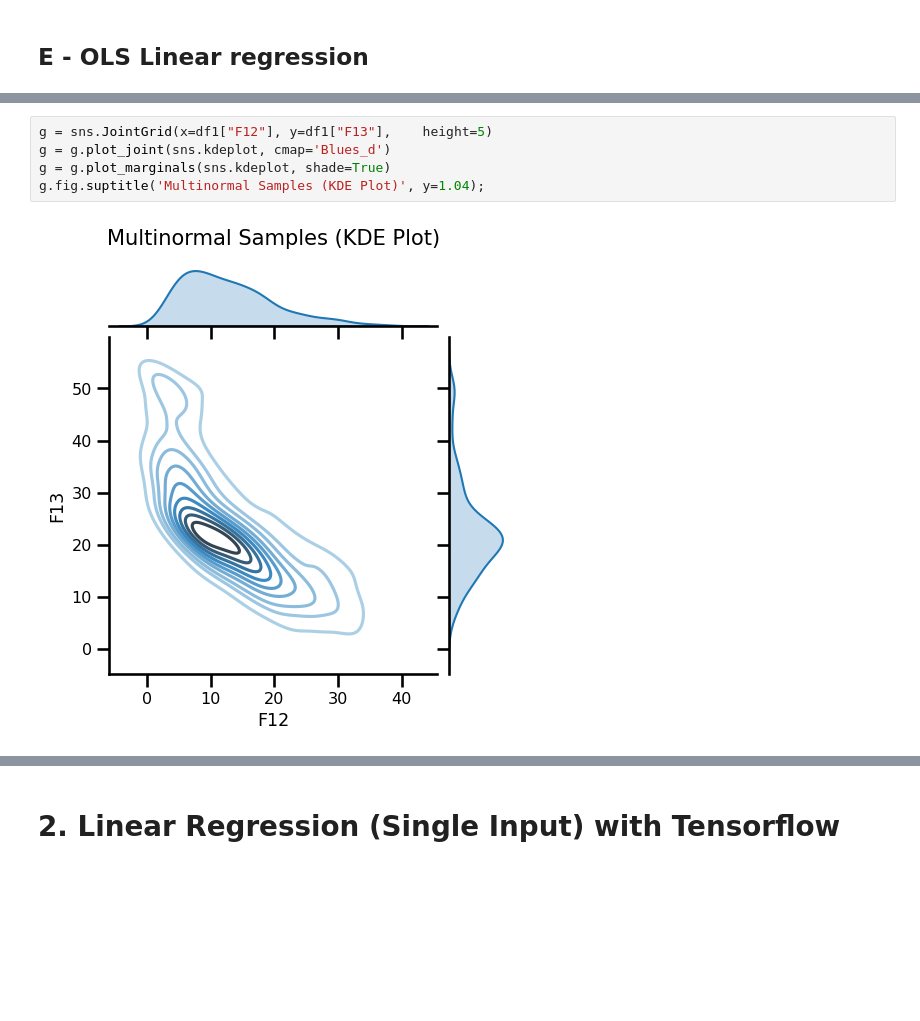
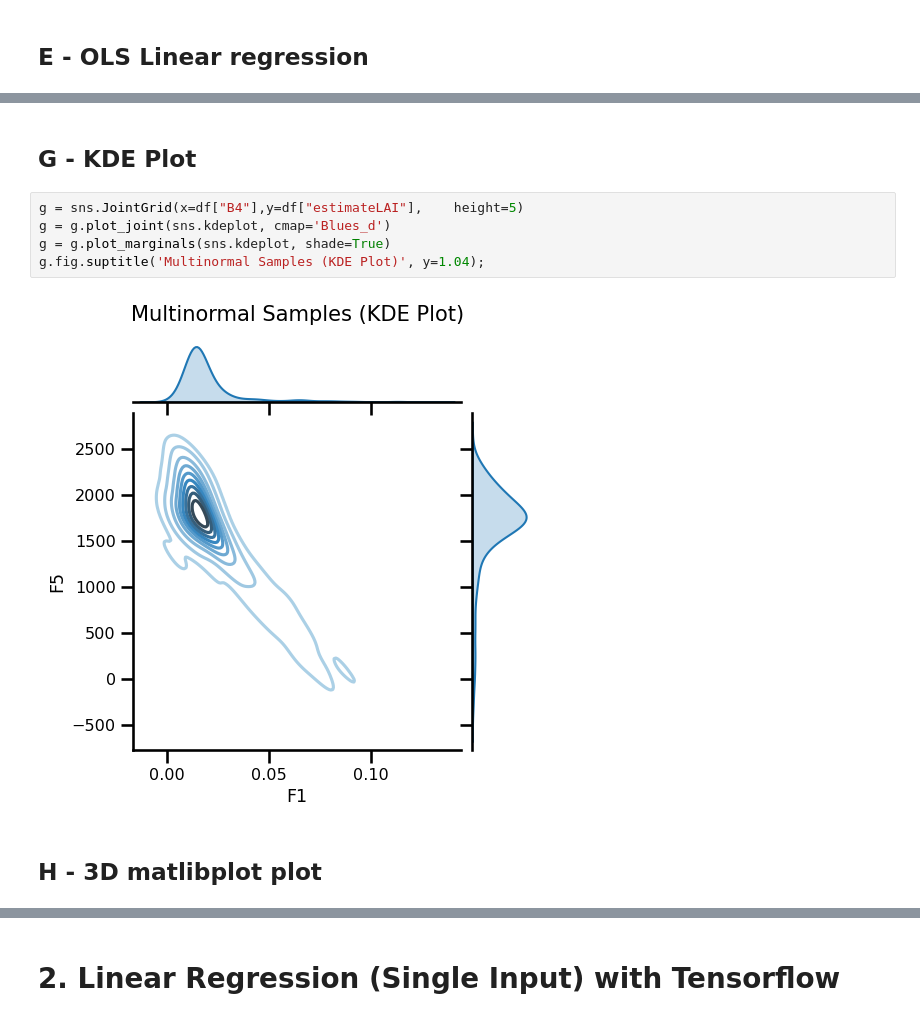
Before and after one commit to Simha-Kalimipalli/sentinel_sat_downloader, a Jupyter notebook: Estimate_prediction_process/uncertanity_example/Uncertainty_Tensorflow_and_Tensorflow_probability.ipynb, the cells around one changed output, grey strips where cells are left out. Drawn from its saved outputs; the diff is of its cells as text; blank space fills up the shorter version.

```diff
--- a/Estimate_prediction_process/uncertanity_example/Uncertainty_Tensorflow_and_Tensorflow_probability.ipynb
+++ b/Estimate_prediction_process/uncertanity_example/Uncertainty_Tensorflow_and_Tensorflow_probability.ipynb
@@ -259,7 +272,11 @@ g = sns.jointplot(x=df1["F12"],y=df1["F13"],     height=5,
+# %% [markdown]
+## G - KDE Plot
 # %%
-g = sns.JointGrid(x=df1["F12"], y=df1["F13"],    height=5)
+g = sns.JointGrid(x=df["B4"],y=df["estimateLAI"],    height=5)
 g = g.plot_joint(sns.kdeplot, cmap='Blues_d')
 g = g.plot_marginals(sns.kdeplot, shade=True)
 g.fig.suptitle('Multinormal Samples (KDE Plot)', y=1.04);
 # %% [output]
-[figure, old version]
+[figure, new version]
+# %% [markdown]
+ ## H - 3D matlibplot plot
```
Also changed, not shown: parts of 46 cells of this notebook, 7 other files.
